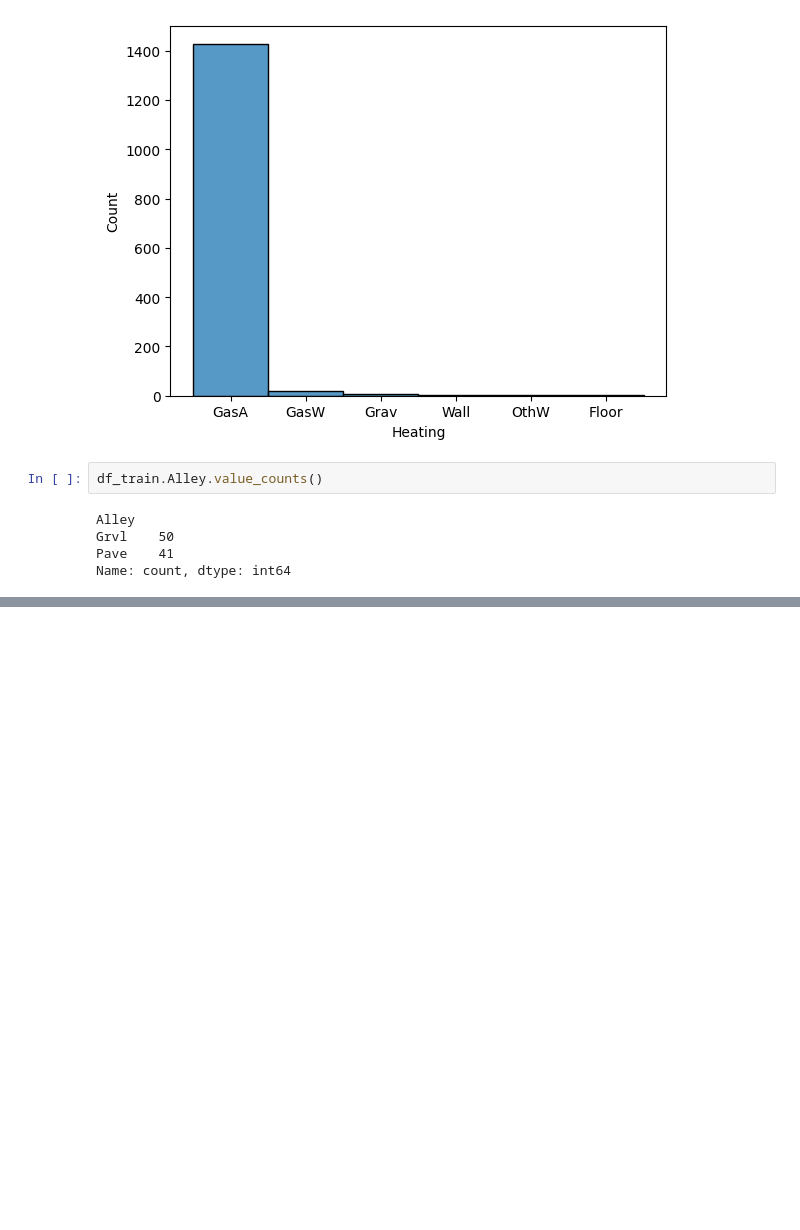
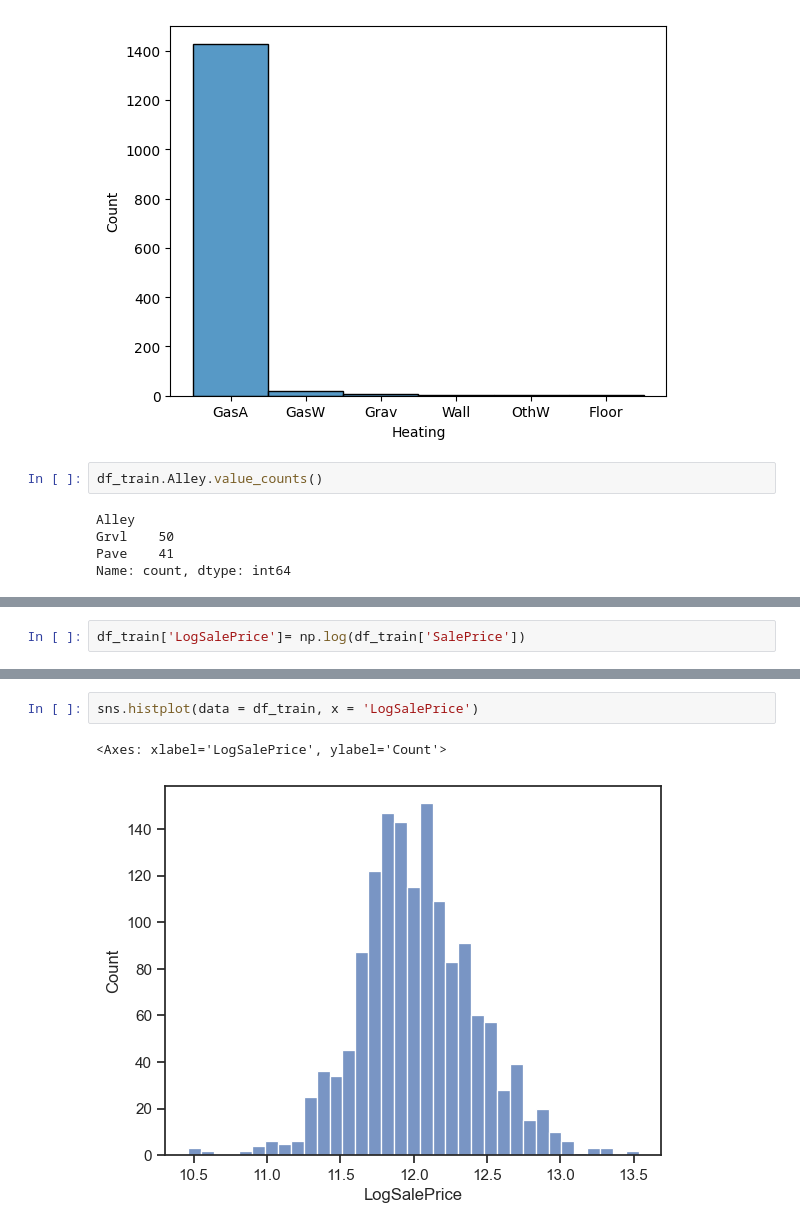
Before and after one commit to cameronthieme/house_values, a Jupyter notebook: notebooks/explore1.ipynb, the cells around one changed output, grey strips where cells are left out. Saved outputs shown, nothing was run; the diff lists cells and outputs as text; blank space fills up the shorter version.

```diff
--- a/notebooks/explore1.ipynb
+++ b/notebooks/explore1.ipynb
@@ -114,0 +180,2 @@ df_train_numeric
+# %%
+df_train['LogSalePrice']= np.log(df_train['SalePrice'])
@@ -114,0 +197,5 @@ df_train_numeric
+# %%
+sns.histplot(data = df_train, x = 'LogSalePrice')
+# %% [output]
+<Axes: xlabel='LogSalePrice', ylabel='Count'>
+[figure, added]
```
Also changed, not shown: parts of 34 cells of this notebook.
